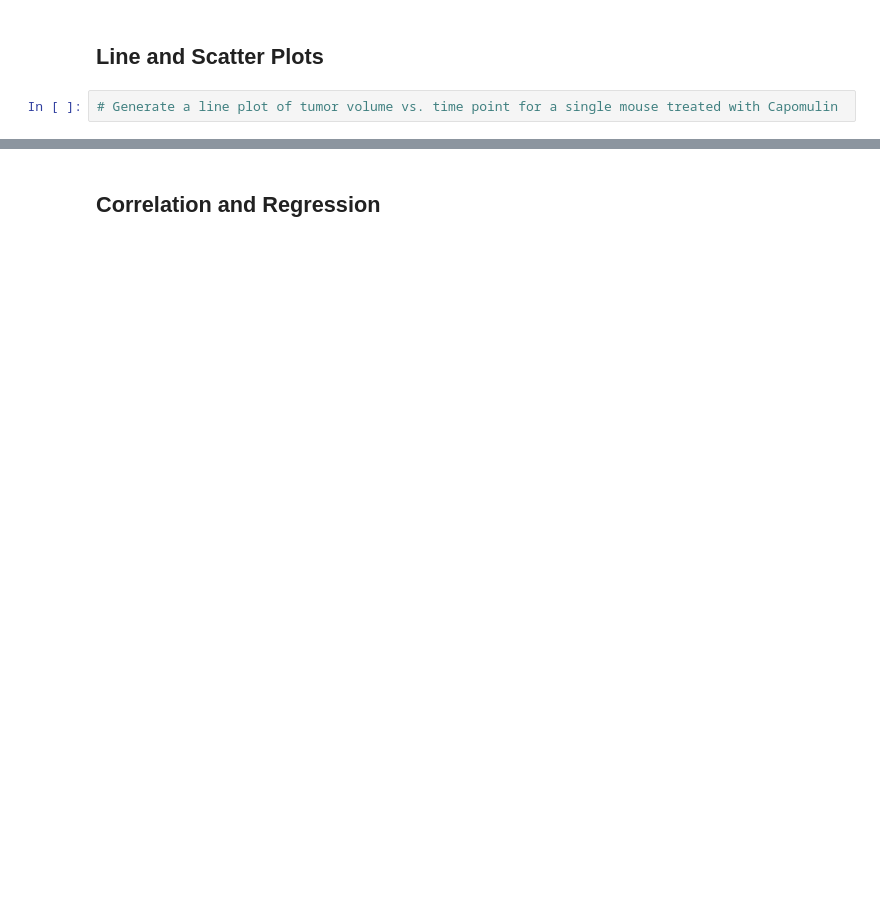
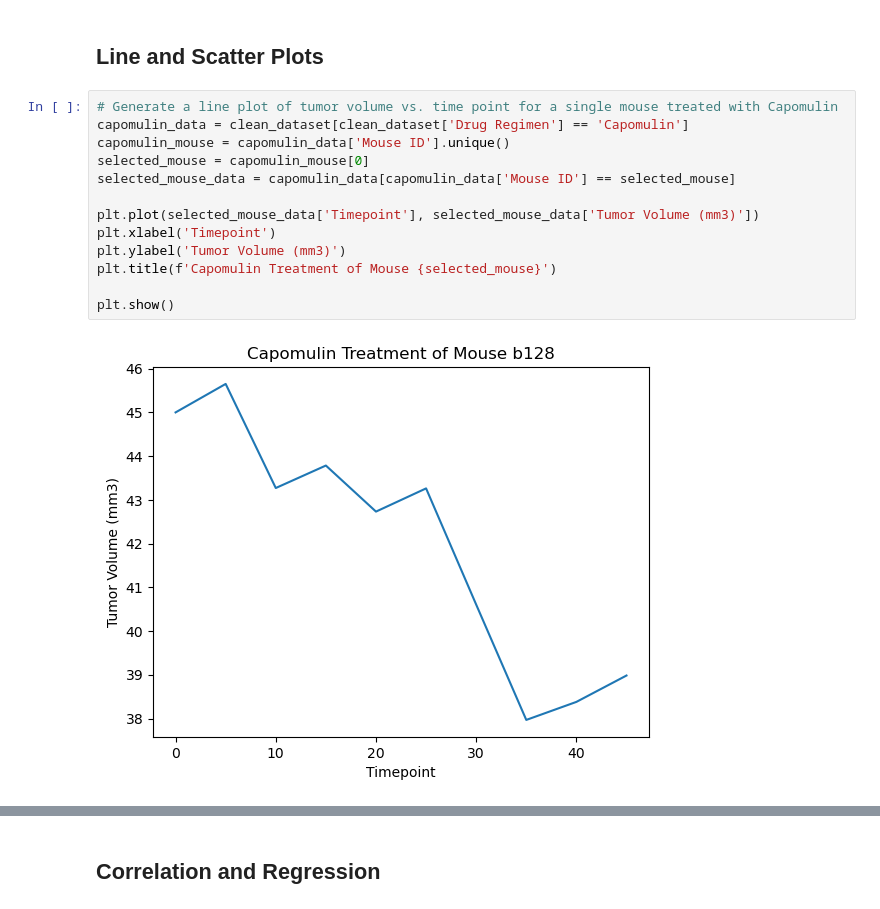
Before and after one commit to Amarah010/Matplotlib-Challenge, a Jupyter notebook: pymaceuticals.ipynb, the cells around one changed output, grey strips where cells are left out. Drawn from its saved outputs; the diff is of its cells as text; blank space fills up the shorter version.

```diff
--- a/pymaceuticals.ipynb
+++ b/pymaceuticals.ipynb
@@ -234,6 +271,19 @@ plt.show()
 # %% [markdown]
 ## Line and Scatter Plots
-# %%
-# Generate a line plot of tumor volume vs. time point for a single mouse treated with Capomulin
+# %%
+# Generate a line plot of tumor volume vs. time point for a single mouse treated with Capomulin
+capomulin_data = clean_dataset[clean_dataset['Drug Regimen'] == 'Capomulin']
+capomulin_mouse = capomulin_data['Mouse ID'].unique()
+selected_mouse = capomulin_mouse[0]
+selected_mouse_data = capomulin_data[capomulin_data['Mouse ID'] == selected_mouse]
+
+plt.plot(selected_mouse_data['Timepoint'], selected_mouse_data['Tumor Volume (mm3)'])
+plt.xlabel('Timepoint')
+plt.ylabel('Tumor Volume (mm3)')
+plt.title(f'Capomulin Treatment of Mouse {selected_mouse}')
+
+plt.show()
+# %% [output]
+[figure, added]
 # %%
 # Generate a scatter plot of mouse weight vs. the average observed tumor volume for the entire Capomulin regimen
```
Also changed, not shown: parts of 8 cells of this notebook.
